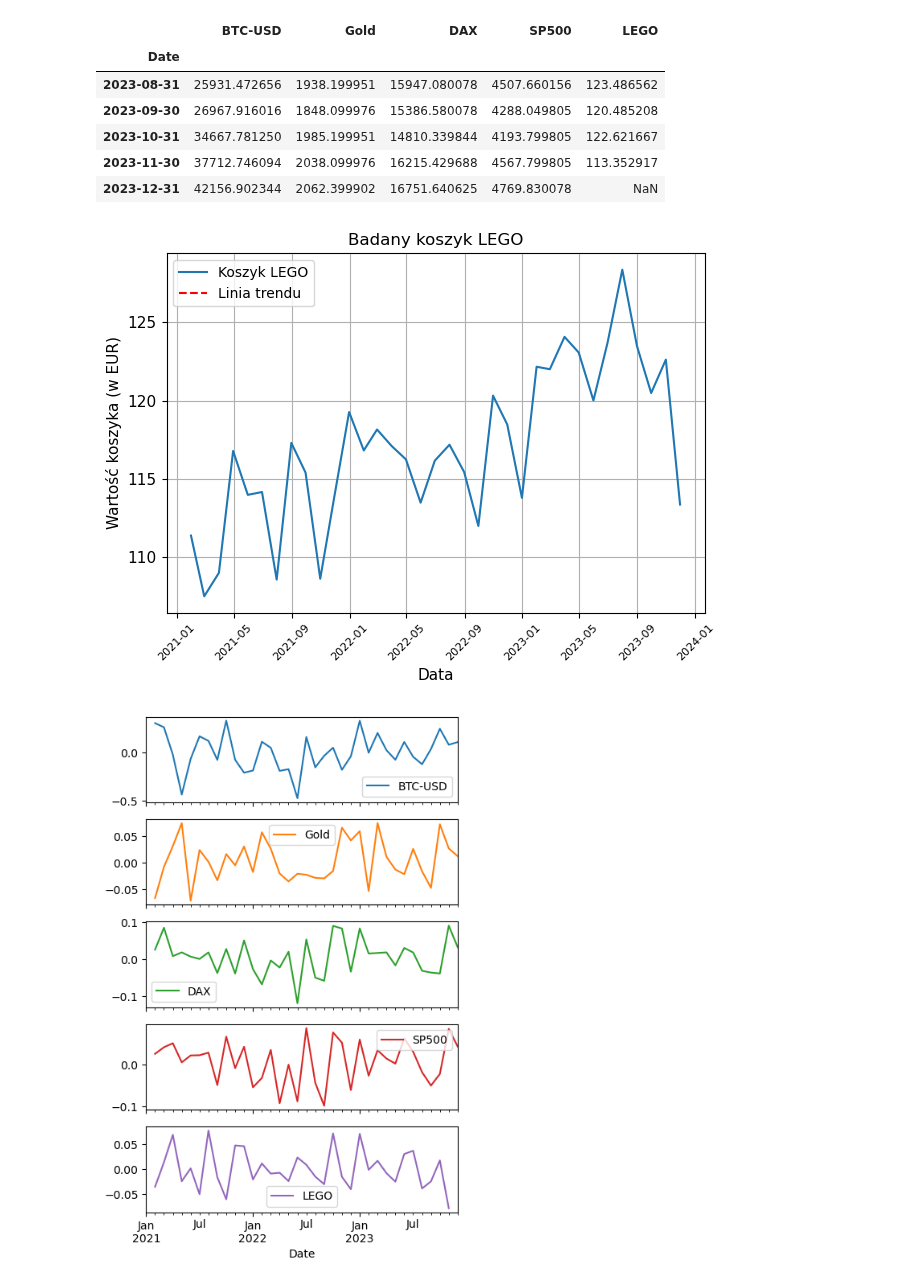
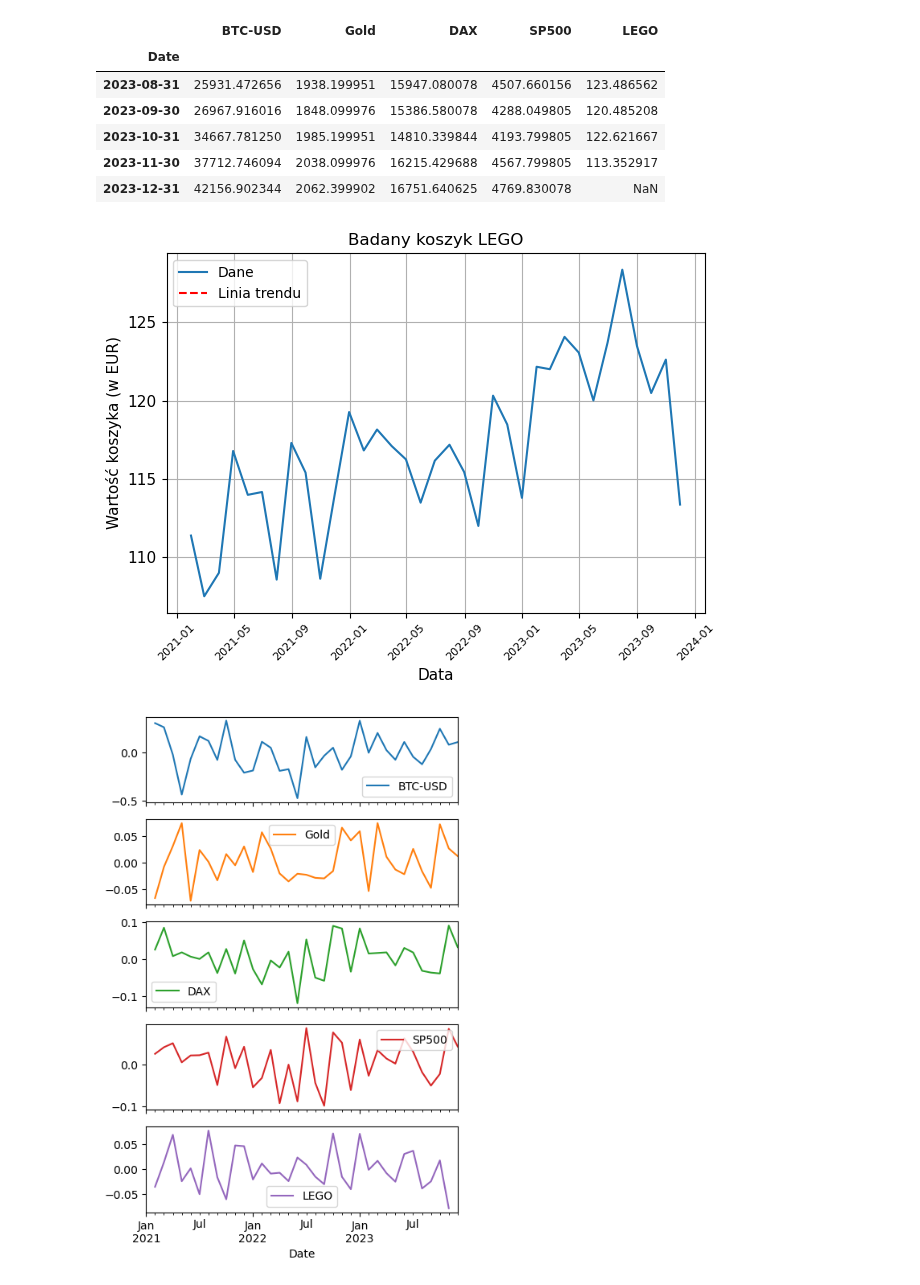
Before and after one commit to dawidgrabarczyk/lego-investment-analysis, a Jupyter notebook: dataframe_2.ipynb, the cells around one changed output. Drawn from its saved outputs; the diff is of its cells as text; code cells hidden in the pictures.

```diff
--- a/dataframe_2.ipynb
+++ b/dataframe_2.ipynb
@@ -88,35 +88,35 @@ all_instruments.tail()
 x = all_instruments.index.to_numpy()
 y = all_instruments['LEGO'].to_numpy()
 
 # Convert the datetime64 array to a Unix timestamp array
 x_unix_timestamps = (x - np.datetime64('1970-01-01')) / np.timedelta64(1)
 
 # Fit a polynomial of degree 1 (a straight line) to the data
 fit = np.polyfit(x_unix_timestamps, y, 1)
 
 # Generate the equation of the fit line
 fit_line = np.poly1d(fit)
 
 # Plot the original data
-plt.plot(x, y, label='Koszyk LEGO')
+plt.plot(x, y, label='Dane')
 
 # Plot the fit line
 plt.plot(x, fit_line(x_unix_timestamps), 'r--', label='Linia trendu')
 
 # Show the plot
 plt.title('Badany koszyk LEGO')
 plt.xticks(fontsize=8)
 plt.yticks(fontsize=11)
 plt.ylabel('Wartość koszyka (w EUR)', fontsize=11)
 plt.xlabel('Data', fontsize=11)
 plt.grid(True)
 plt.xticks(rotation=45)
 plt.legend()
 plt.tight_layout()
 plt.savefig(plots_path / 'koszyk_lego.pdf')
 plt.show()
 # %% [output]
-[figure, old version]
+[figure, new version]
 # %%
 #PCT change
 instruments = ['BTC-USD', 'Gold', 'DAX', 'SP500', 'LEGO']
```
Also changed, not shown: parts of 1 cell of this notebook, 1 other file.
